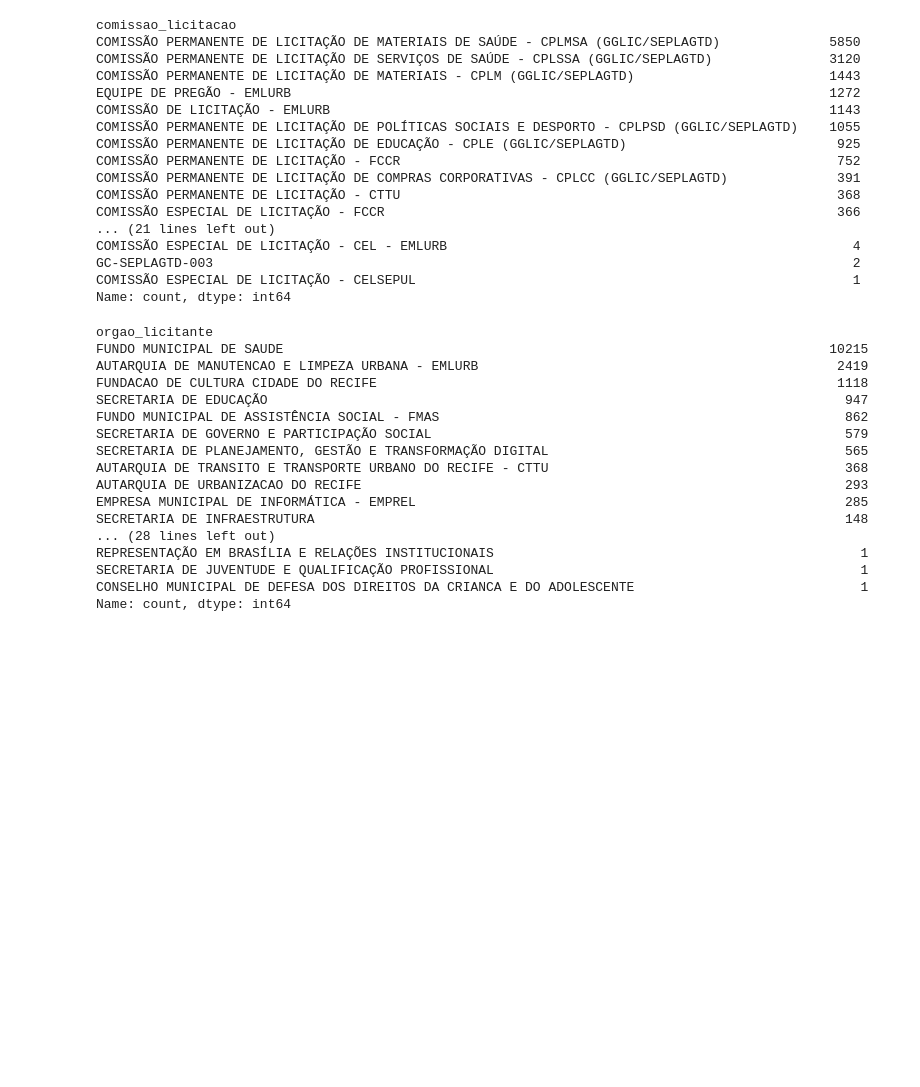
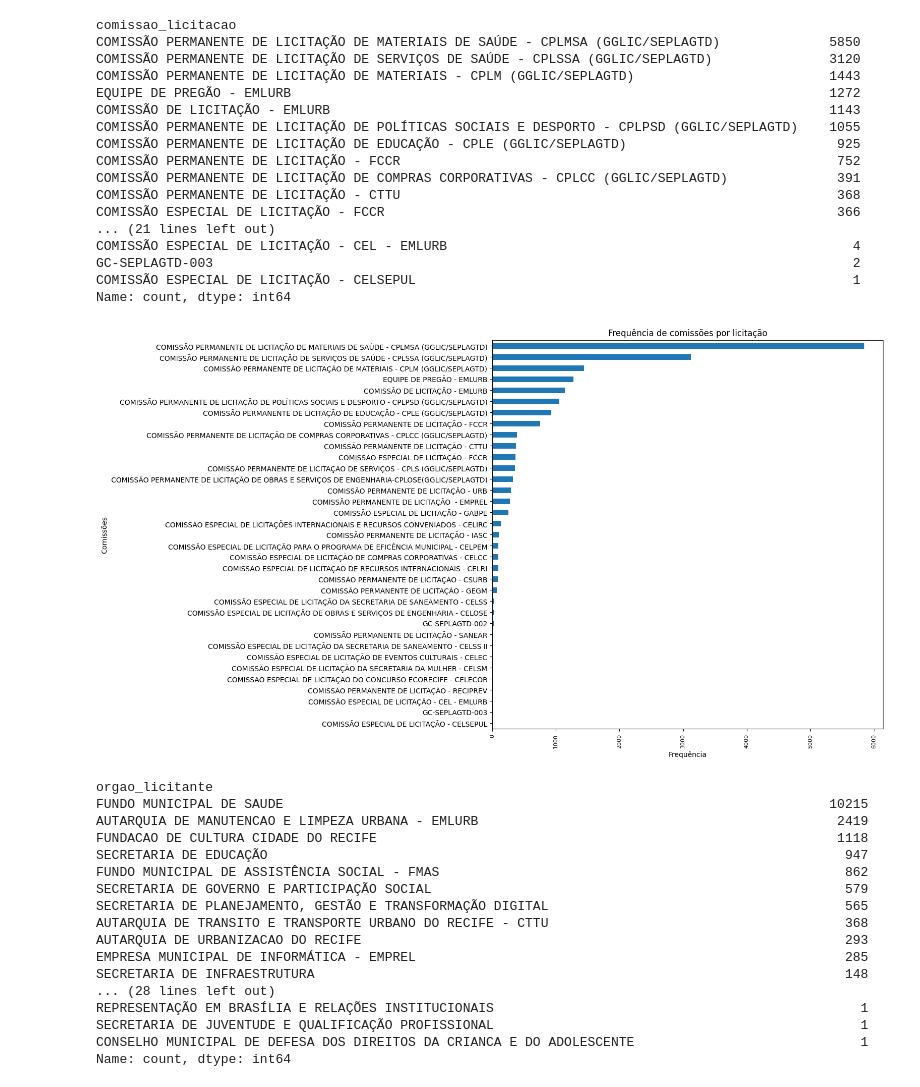
Before and after one commit to dayviddouglas/ciencia_de_dados_licitacoes_prefeitura_do_recife, a Jupyter notebook: Licitações.ipynb, the cells around one changed output. Cells and saved outputs as stored; diff of their text form; code cells hidden in the pictures; blank space fills up the shorter version.

```diff
--- a/Licitações.ipynb
+++ b/Licitações.ipynb
@@ -430,6 +450,16 @@ COMISSÃO ESPECIAL DE LICITAÇÃO - CEL - EMLURB
 GC-SEPLAGTD-003                                                                                  2
 COMISSÃO ESPECIAL DE LICITAÇÃO - CELSEPUL                                                        1
 Name: count, dtype: int64
+# %%
+base["comissao_licitacao"].value_counts().plot(kind='barh', figsize=(10, 10))
+plt.title('Frequência de comissões por licitação')
+plt.xlabel('Frequência')
+plt.ylabel('Comissões')
+plt.gca().invert_yaxis()
+plt.xticks(rotation=90, fontsize=8)
+plt.show()
+# %% [output]
+[figure, added]
 # %%
 base["orgao_licitante"].value_counts()
 # quantidade de licitações por orgãos licitantes.
```
Also changed, not shown: parts of 3 cells of this notebook.
